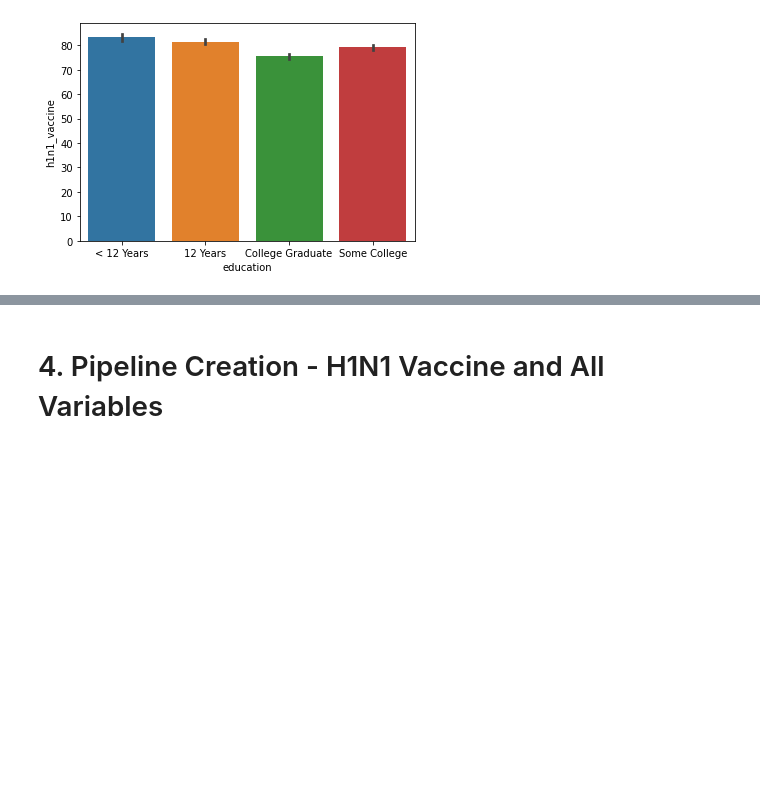
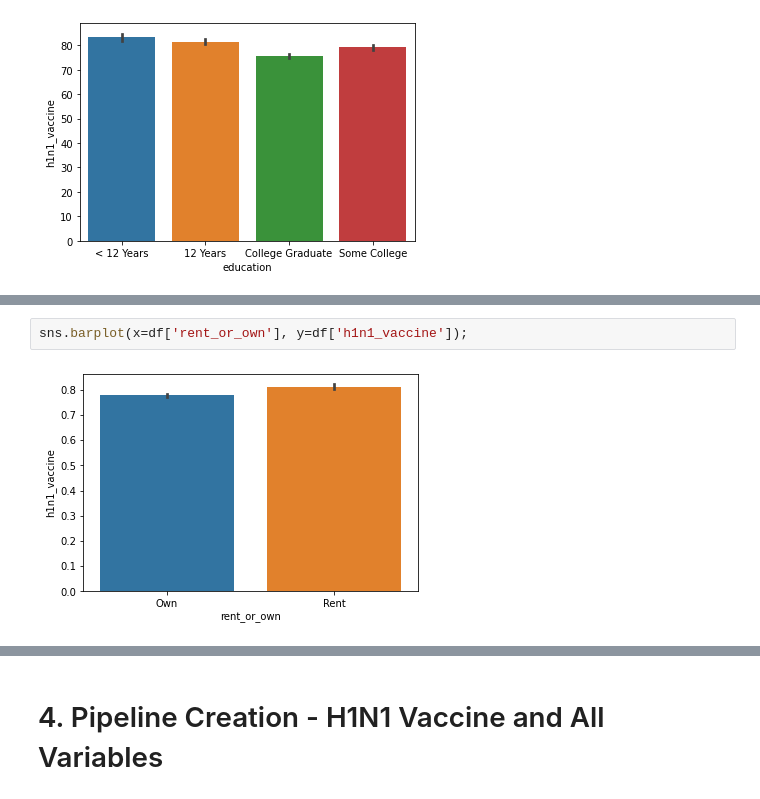
Before and after one commit to kmcneil901/H1N1-Vaccines, a Jupyter notebook: H1N1 Vaccine .ipynb, the cells around one changed output, grey strips where cells are left out. Saved outputs shown, nothing was run; the diff lists cells and outputs as text; blank space fills up the shorter version.

```diff
--- a/H1N1 Vaccine .ipynb
+++ b/H1N1 Vaccine .ipynb
@@ -138,0 +161,4 @@ sns.barplot(x=df['education'], y=df['h1n1_vaccine'] * 100);
+# %%
+sns.barplot(x=df['rent_or_own'], y=df['h1n1_vaccine']);
+# %% [output]
+[figure, added]
```
Also changed, not shown: parts of 76 cells of this notebook, 1 other file.
